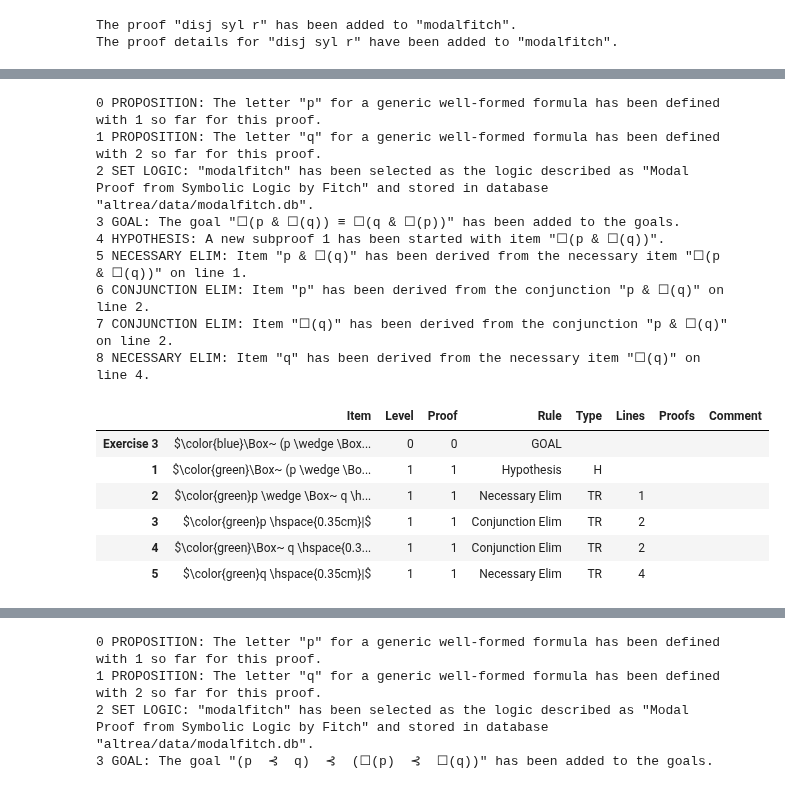
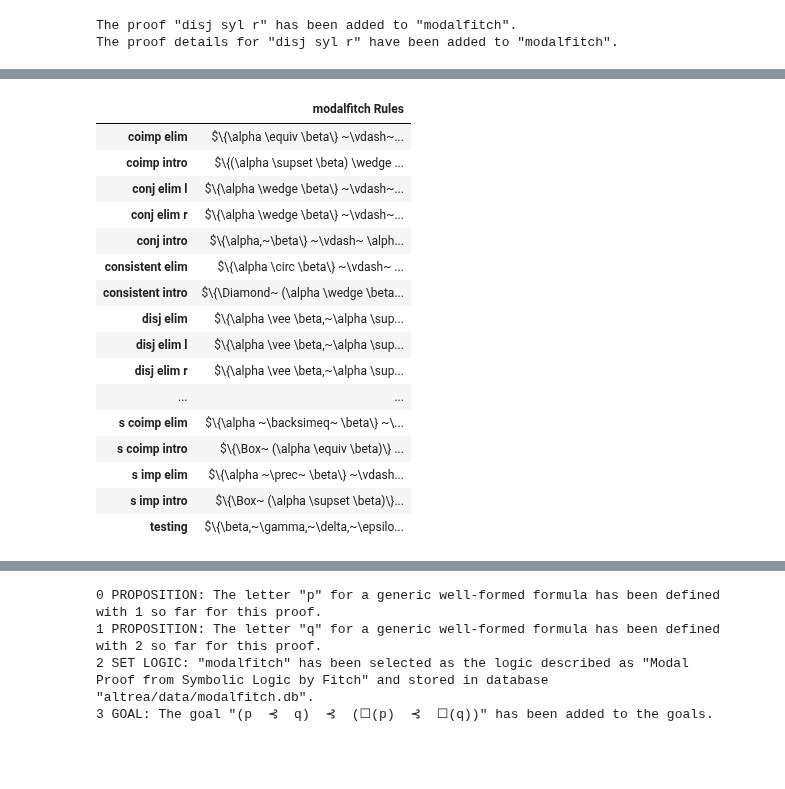
Before and after one commit to FrankHubeny/AltRea, a Jupyter notebook: modalfitch.ipynb, the cells around one changed output, grey strips where cells are left out. Drawn from its saved outputs; the diff is of its cells as text; code cells hidden in the pictures; blank space fills up the shorter version.

```diff
--- a/modalfitch.ipynb
+++ b/modalfitch.ipynb
@@ -72,6 +72,10 @@ rules = [
     (logic, 'conj elim r', 'ConclusionPremises({1}, [And({0}, {1})])', 'Conjunction Elim Right', 'Conjunction Elimination Right Side'),
     (logic, 'conj intro', 'ConclusionPremises(And({0}, {1}), [{0}, {1}])', 'Conjunction Intro', 'Conjunction Introduction'),
     (logic, 'disj elim', 'ConclusionPremises({2}, [Or({0}, {1}), Implies({0}, {2}), Implies({1}, {2})])', 'Disjunction Elim', 'Disjunction Elimination'),
+    (logic, 'disj elim l', 'ConclusionPremises({2}, [Or({0}, {1}), Implies({0}, {2}), Implies({1}, Falsehood(And({3}, Not({3}))))])', 'Disjunction Elim Left', 'Disjunction Elimination Left'),
+    (logic, 'disj elim r', 'ConclusionPremises({2}, [Or({0}, {1}), Implies({0}, Falsehood(And({3}, Not({3})))), Implies({1}, {2})])', 'Disjunction Elim Right', 'Disjunction Elimination Right'),
+    (logic, 'neg elim', 'ConclusionPremises(Falsehood(And({0}, Not({0}))), [{0}, Not({0})])', 'Negation Elim', 'Nenegation Elimination'),
+    (logic, 'testing', 'ConclusionPremises({0}, [{1}, {2}, {3}, {4}, {5}, {6}, {7}, {8}, {9}, {10}, {11}, {12}, {13}, {14}, {15}, {16}, {17}, {18}, {19}, {20}, {21}, {22}])', 'Testing', 'Testing Metavariables'),
 ]
 definitions = [
 ]
@@ -855,37 +878,65 @@ display(ex2.thisproof())
 # %%
 # Exercise 3 from Chapter 11
 
 from IPython.display import display
 import pandas as pd
 pd.options.display.max_colwidth=500
-from altrea.wffs import Wff, Implies, Not, Or, And, Necessary, StrictImplies, Iff
+from altrea.wffs import Wff, Implies, Not, Or, And, Necessary, StrictImplies, Iff, Falsehood
 from altrea.rules import Proof
 ex3 = Proof('ex3', 'Exercise 3', 'Exercise 3')
 p = ex3.proposition('p')
 q = ex3.proposition('q')
 ex3.setlogic('modalfitch')
 ex3.goal(Iff(Necessary(And(p, Necessary(q))), Necessary(And(q, Necessary(p)))))
 ex3.hypothesis(Necessary(And(p, Necessary(q))))
-ex3.necessary_elim(1)
-ex3.conjunction_elim(2, side=ex3.left)
-ex3.conjunction_elim(2, side=ex3.right)
-ex3.necessary_elim(4)
-ex3.displaylog()
+ex3.startstrictsubproof(1)
+ex3.rule('nec elim', [And(p, Necessary(q))], [2])
+ex3.rule('conj elim l', [p, Necessary(q)], [3])
+ex3.necessary_intro([4])
+ex3.startstrictsubproof(1)
+ex3.reiterate(5)
+ex3.rule('nec elim', [And(p, Necessary(q))], [6])
+ex3.rule('conj elim r', [p, Necessary(q)], [8])
+ex3.rule('nec elim', [q], [9])
+ex3.rule('conj intro', [q, Necessary(p)], [7, 10])
+ex3.necessary_intro([11])
+ex3.implication_intro()
+
+ex3.hypothesis(Necessary(And(q, Necessary(p))))
+ex3.startstrictsubproof(14)
+ex3.rule('nec elim', [And(q, Necessary(p))], [15])
+ex3.rule('conj elim l', [q, Necessary(p)], [16])
+ex3.necessary_intro([17])
+ex3.startstrictsubproof(14)
+ex3.reiterate(18)
+ex3.rule('nec elim', [And(q, Necessary(p))], [19])
+ex3.rule('conj elim r', [q, Necessary(p)], [21])
+ex3.rule('nec elim', [p], [22])
+ex3.rule('conj intro', [p, Necessary(q)], [23, 20])
+ex3.necessary_intro([24])
+ex3.implication_intro()
+a = Implies(Necessary(And(p, Necessary(q))), Necessary(And(q, Necessary(p))))
+b = Implies(Necessary(And(q, Necessary(p))), Necessary(And(p, Necessary(q))))
+
+ex3.rule('conj intro', [a, b], [13, 26])
+ex3.rule('coimp intro', [Necessary(And(p, Necessary(q))), Necessary(And(q, Necessary(p)))], [27])
+display(ex3.rules())
 display(ex3.thisproof())
 # %% [output]
-0 PROPOSITION: The letter "p" for a generic well-formed formula has been defined with 1 so far for this proof.
-1 PROPOSITION: The letter "q" for a generic well-formed formula has been defined with 2 so far for this proof.
-2 SET LOGIC: "modalfitch" has been selected as the logic described as "Modal Proof from Symbolic Logic by Fitch" and stored in database "altrea/data/modalfitch.db".
-3 GOAL: The goal "☐(p & ☐(q)) ≡ ☐(q & ☐(p))" has been added to the goals.
-4 HYPOTHESIS: A new subproof 1 has been started with item "☐(p & ☐(q))".
-5 NECESSARY ELIM: Item "p & ☐(q)" has been derived from the necessary item "☐(p & ☐(q))" on line 1.
-6 CONJUNCTION ELIM: Item "p" has been derived from the conjunction "p & ☐(q)" on line 2.
-7 CONJUNCTION ELIM: Item "☐(q)" has been derived from the conjunction "p & ☐(q)" on line 2.
-8 NECESSARY ELIM: Item "q" has been derived from the necessary item "☐(q)" on line 4.
-|  | Item | Level | Proof | Rule | Type | Lines | Proofs | Comment |
-| Exercise 3 | $\color{blue}\Box~ (p \wedge \Box... | 0 | 0 | GOAL |  |  |  |  |
-| 1 | $\color{green}\Box~ (p \wedge \Bo... | 1 | 1 | Hypothesis | H |  |  |  |
-| 2 | $\color{green}p \wedge \Box~ q \h... | 1 | 1 | Necessary Elim | TR | 1 |  |  |
-| 3 | $\color{green}p \hspace{0.35cm}|$ | 1 | 1 | Conjunction Elim | TR | 2 |  |  |
-| 4 | $\color{green}\Box~ q \hspace{0.3... | 1 | 1 | Conjunction Elim | TR | 2 |  |  |
-| 5 | $\color{green}q \hspace{0.35cm}|$ | 1 | 1 | Necessary Elim | TR | 4 |  |  |
+|  | modalfitch Rules |
+| coimp elim | $\{\alpha \equiv \beta\} ~\vdash~... |
+| coimp intro | $\{(\alpha \supset \beta) \wedge ... |
+| conj elim l | $\{\alpha \wedge \beta\} ~\vdash~... |
+| conj elim r | $\{\alpha \wedge \beta\} ~\vdash~... |
+| conj intro | $\{\alpha,~\beta\} ~\vdash~ \alph... |
+| consistent elim | $\{\alpha \circ \beta\} ~\vdash~ ... |
+| consistent intro | $\{\Diamond~ (\alpha \wedge \beta... |
+| disj elim | $\{\alpha \vee \beta,~\alpha \sup... |
+| disj elim l | $\{\alpha \vee \beta,~\alpha \sup... |
+| disj elim r | $\{\alpha \vee \beta,~\alpha \sup... |
+| ... | ... |
+| s coimp elim | $\{\alpha ~\backsimeq~ \beta\} ~\... |
+| s coimp intro | $\{\Box~ (\alpha \equiv \beta)\} ... |
+| s imp elim | $\{\alpha ~\prec~ \beta\} ~\vdash... |
+| s imp intro | $\{\Box~ (\alpha \supset \beta)\}... |
+| testing | $\{\beta,~\gamma,~\delta,~\epsilo... |
```
Also changed, not shown: parts of 7 cells of this notebook, 1 other file.
